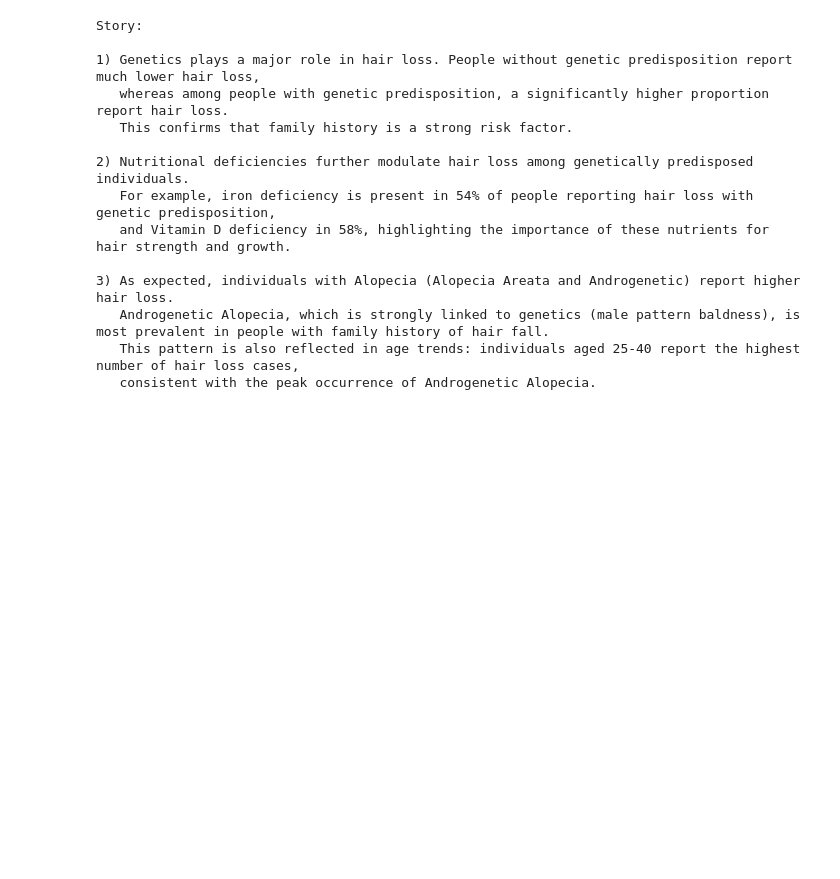
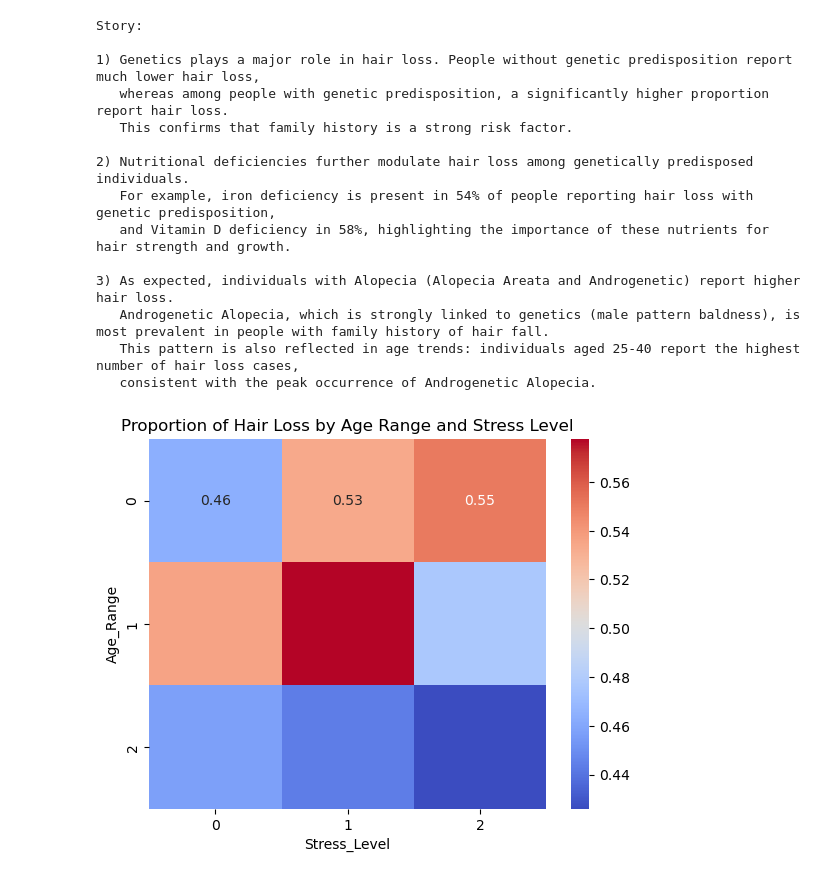
Before and after one commit to AhmadJabbar2502/Hair-Fall-Prediction, a Jupyter notebook: data_cleaning_predit_hair_loss.ipynb, the cells around one changed output. Saved outputs shown, nothing was run; the diff lists cells and outputs as text; code cells hidden in the pictures; blank space fills up the shorter version.

Commit message:
Graphs

```diff
--- a/data_cleaning_predit_hair_loss.ipynb
+++ b/data_cleaning_predit_hair_loss.ipynb
@@ -823,3 +823,10 @@ Story:
    Androgenetic Alopecia, which is strongly linked to genetics (male pattern baldness), is most prevalent in people with family history of hair fall.
    This pattern is also reflected in age trends: individuals aged 25-40 report the highest number of hair loss cases,
    consistent with the peak occurrence of Androgenetic Alopecia.
+# %%
+heat_data = hair_data.groupby(['Age_Range','Stress_Level'])['Hair_Loss'].mean().unstack()
+sns.heatmap(heat_data, annot=True, cmap='coolwarm')
+plt.title('Proportion of Hair Loss by Age Range and Stress Level')
+plt.show()
+# %% [output]
+[figure, added]
```
Also changed, not shown: parts of 3 cells of this notebook, 1 other file.
